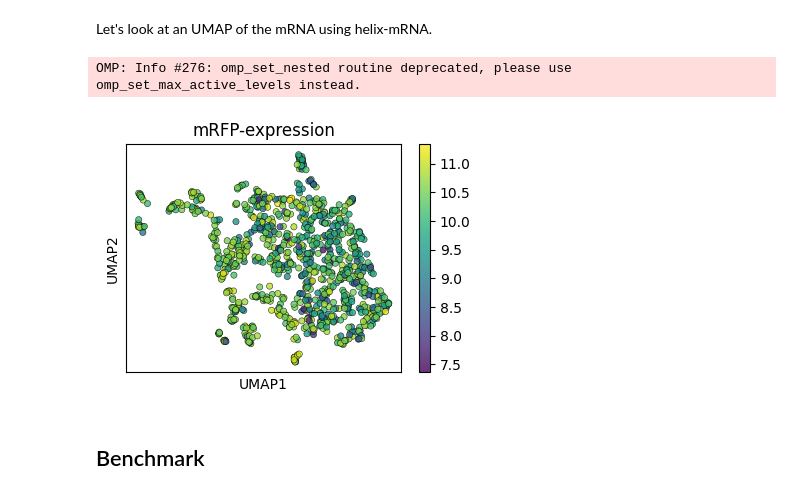
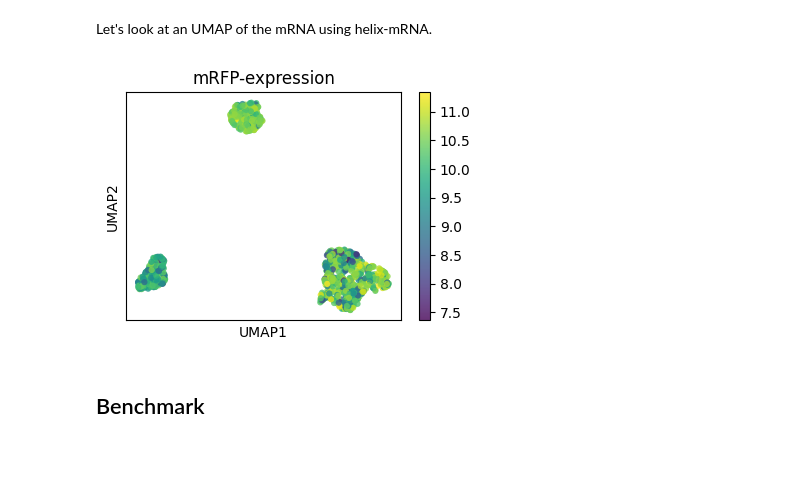
Before and after one commit to szczurek-lab/seqme, a Jupyter notebook: docs/tutorials/benchmark_rna.ipynb, the cells around one changed output. Drawn from its saved outputs; the diff is of its cells as text; code cells hidden in the pictures; blank space fills up the shorter version.

```diff
--- a/docs/tutorials/benchmark_rna.ipynb
+++ b/docs/tutorials/benchmark_rna.ipynb
@@ -109,6 +114,7 @@ max_length = max(len(s) for s in train_data["Sequence"]) + 10
 rna_model = HelixmRNAModel(max_length=max_length, batch_size=batch_size, device=device)
 
 cache.add("helix-mRNA", rna_model)
+cache.add("RNA-fm", sm.models.RNA_FM(verbose=True))
 # %% [output]
 WARNING:helical.models.helix_mrna.modeling_helix_mrna:The fast path is not available because on of `(selective_state_update, causal_conv1d_fn, causal_conv1d_update)` is None. Falling back to the naive ...
 INFO:helical.models.helix_mrna.model:Helix-mRNA initialized successfully.
@@ -119,7 +125,7 @@ Lets setup a model predicting mRFP-expression (and train it).
 xs = train_data["Sequence"]
 labels = train_data["Value"]
 
-regressor = LinearRegressor(embedder=cache.model("helix-mRNA"))
+regressor = LinearRegressor(embedder=cache.model("RNA-fm"))
 regressor.fit(xs, labels)
 
 cache.add("regressor", regressor)
@@ -127,24 +133,22 @@ cache.add("regressor", regressor)
 Let's look at an UMAP of the mRNA using helix-mRNA.
 # %%
 seqs = list(train_data["Sequence"])
-values = list(train_data["Value"])
+values = np.array(train_data["Value"])
 
-xs = cache.model("helix-mRNA")(seqs)
+xs = cache.model("RNA-fm")(seqs)
 # %%
 xs_umap = sm.utils.umap(xs)
-# %% [output]
-OMP: Info #276: omp_set_nested routine deprecated, please use omp_set_max_active_levels instead.
 # %%
-sm.utils.plot_embedding_with_value(
+sm.utils.plot_2d_embeddings(
     xs_umap,
-    values=values,
+    groups_or_values=values,
     title="mRFP-expression",
     xlabel="UMAP1",
     ylabel="UMAP2",
     alpha=0.8,
 )
 # %% [output]
-[figure, old version]
+[figure, new version]
 # %% [markdown]
 ## Benchmark
 # %% [markdown]
```
Also changed, not shown: parts of 3 cells of this notebook, 8 other files.
